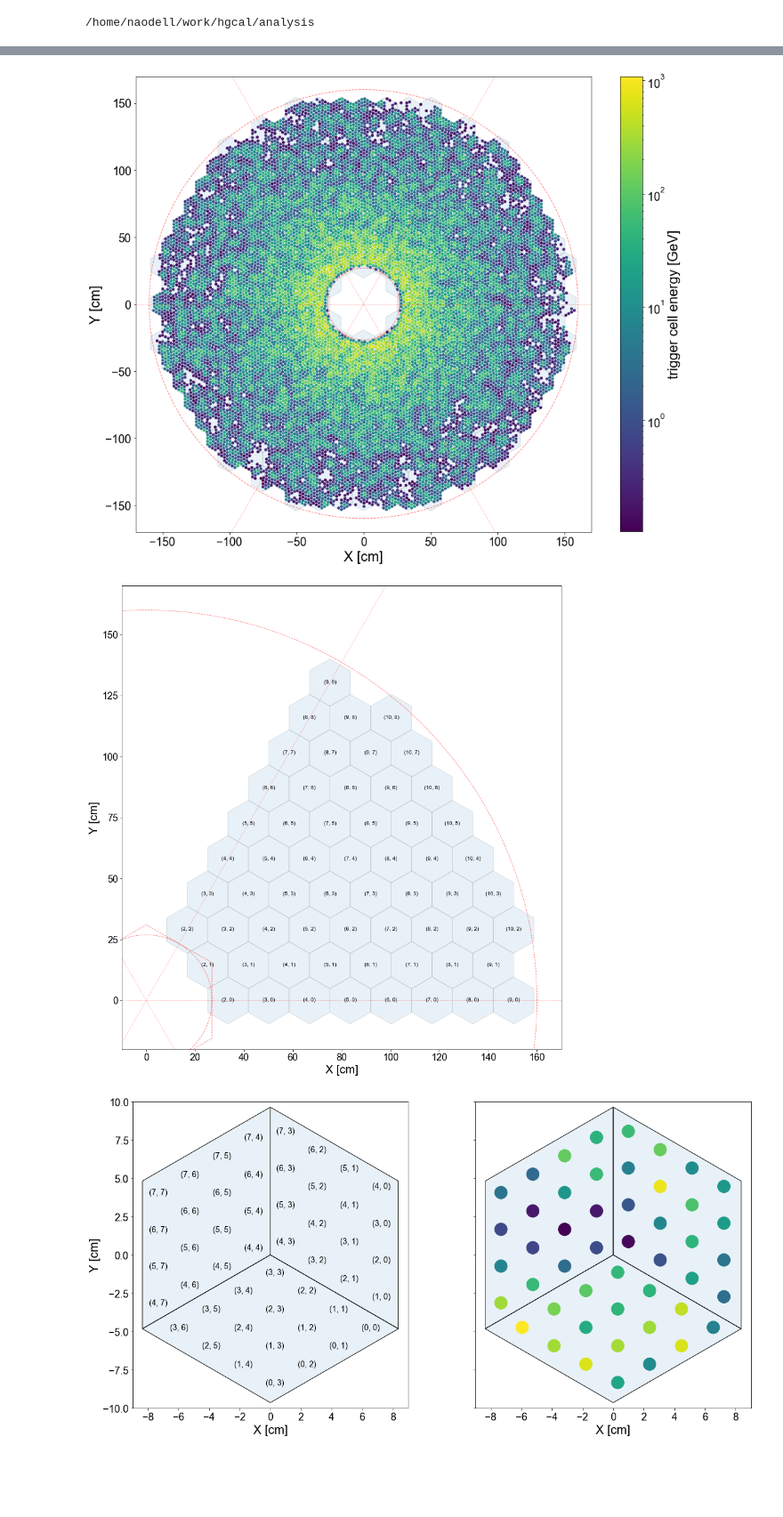
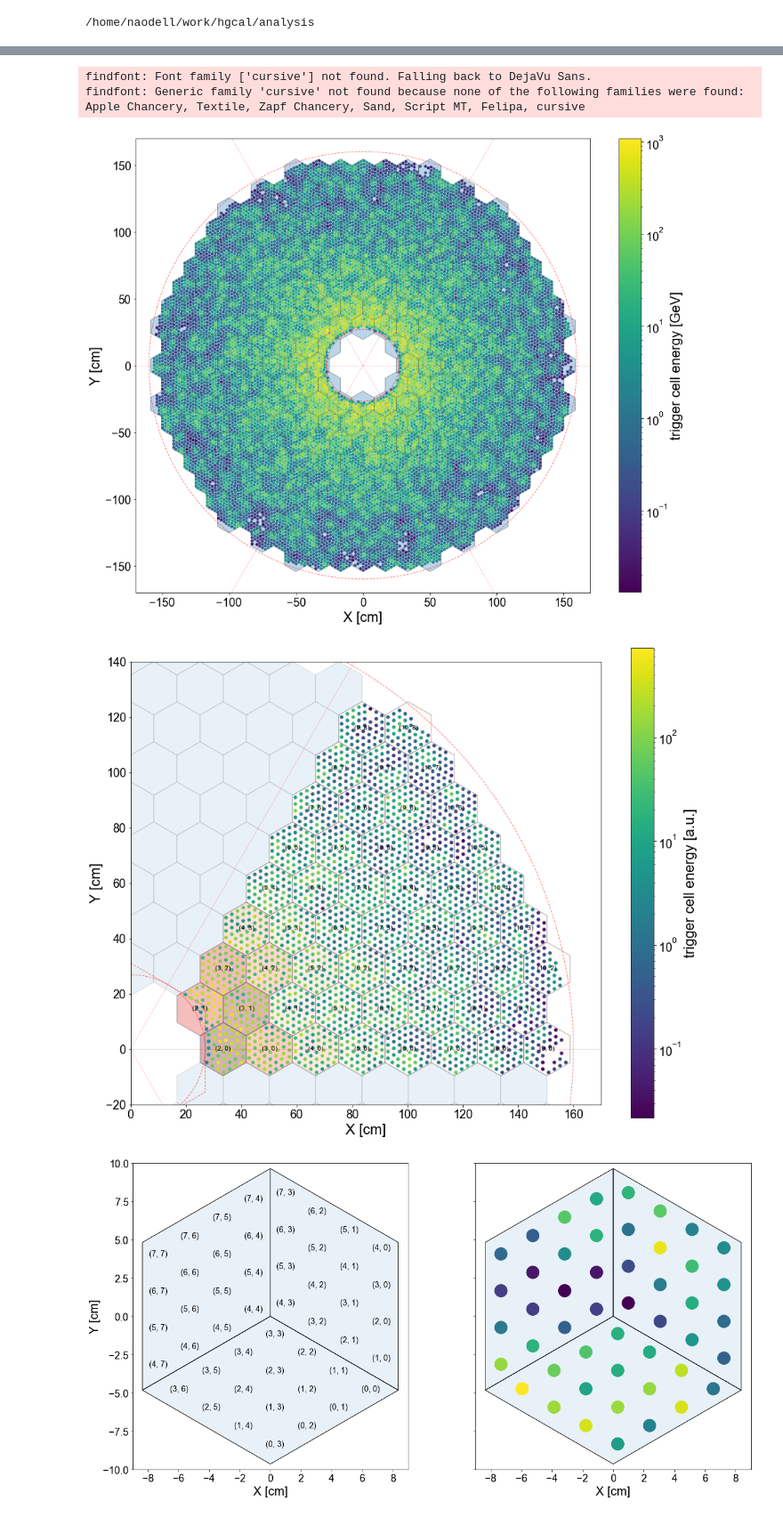
Before and after one commit to NWUHEP/hgcal-analysis, a Jupyter notebook: notebooks/tc_visualizer.ipynb, the cells around one changed output, grey strips where cells are left out. Shown at 89% size. Cells and saved outputs as stored; diff of their text form; code cells hidden in the pictures; blank space fills up the shorter version.

```diff
--- a/notebooks/tc_visualizer.ipynb
+++ b/notebooks/tc_visualizer.ipynb
@@ -31,8 +31,7 @@ df_gen = data_dict['gen']
 
 # get the data and apply some cuts
 #cuts = 'tc_z > 0 and tc_x < 0. and tc_y < 0. and tc_subdet == 1 and tc_layer == 9'
-cuts = 'tc_z < 0 and tc_subdet == 1 and tc_layer == 9 and tc_energy > 0.01'
-df_tc['count'] = 1
+cuts = 'tc_zside == -1 and tc_subdet == 1 and tc_layer == 9 and tc_energy > 0.01'
 df_cut = df_tc.query(cuts)
 events = df_cut.index.get_level_values(0).unique()
 event_ix = events[10]
@@ -58,13 +57,7 @@ plt.show()
 # Draw some events overlaid
 
 # get the data and apply some cuts
-#cuts = 'tc_z > 0 and tc_x < 0. and tc_y < 0. and tc_subdet == 1 and tc_layer == 9'
-cuts = 'tc_z < 0 and tc_subdet == 1 and tc_layer == 9 and tc_energy > 0.1'
-df_tc['count'] = 1
-df_cut = df_tc.query(cuts)
-events = df_cut.index.get_level_values(0).unique()
-event_ix = events[10]
-event_tc = df_cut#.loc[event_ix]
+#event_tc = df_cut.loc[event_ix]
 #event_gen = df_gen.loc[event_ix]
 
 group_wafer = event_tc.groupby(['tc_waferu', 'tc_waferv'])
@@ -93,38 +86,41 @@ cbar.set_label('trigger cell energy [GeV]')
 plt.savefig('plots/wafer_occupancy_test.pdf')
 plt.show()
 # %% [output]
+findfont: Font family ['cursive'] not found. Falling back to DejaVu Sans.
+findfont: Generic family 'cursive' not found because none of the following families were found: Apple Chancery, Textile, Zapf Chancery, Sand, Script MT, Felipa, cursive
-[figure, old version]
+[figure, new version]
 # %%
 # Draw some events overlaid in the first wedge
 
 # make some plots
 fig, ax = plt.subplots(1, figsize=(16, 16))
 ax.set_aspect('equal')
 
-pt.draw_hgcal_layer(ax, single_wedge=True, include_index=True)
+wedge_condition = 'tc_waferu >= 2 and tc_waferu > tc_waferv and tc_waferv >= 0'
+wafer_sums = event_tc.query(wedge_condition).groupby(['tc_waferu', 'tc_waferv']).sum()
+pt.draw_hgcal_layer(ax, wafer_data=wafer_sums['tc_energy'], single_wedge=True, include_index=True)
 
 #ax.add_patch(poly)
 # overlay trigger cells.  Combine energy deposits from different events using groupby.
-#wedge_condition = 'tc_waferu >= 2 and tc_waferu >= tc_waferv and tc_waferv >= 0'
-#tc_sums = event_tc.query(wedge_condition).groupby(['tc_x', 'tc_y']).sum()
-#tc_energy = tc_sums['tc_energy'].values
-#x, y = tc_sums.index.get_level_values(0).values, tc_sums.index.get_level_values(1).values
-#marker_size = 45. #/ (1 + np.exp(-tc_energy)/10)
-#scat = ax.scatter(x, y,
-#                  marker='o', #(6, 0, 0),
-#                  s=marker_size,
-#                  c=tc_energy,
-#                  zorder=2,
-#                  norm=matplotlib.colors.LogNorm()
-#                 )
-#
-#cbar = fig.colorbar(scat, ax=ax, shrink=0.82)
-#cbar.set_label('trigger cell energy [a.u.]')
+tc_sums = event_tc.query(wedge_condition).groupby(['tc_x', 'tc_y']).sum()
+tc_energy = tc_sums['tc_energy'].values
+x, y = tc_sums.index.get_level_values(0).values, tc_sums.index.get_level_values(1).values
+marker_size = 20. #/ (1 + np.exp(-tc_energy)/10)
+scat = ax.scatter(x, y,
+                  marker='o', #(6, 0, 0),
+                  s=marker_size,
+                  c=tc_energy,
+                  zorder=2,
+                  norm=matplotlib.colors.LogNorm()
+                 )
+
+cbar = fig.colorbar(scat, ax=ax, shrink=0.82)
+cbar.set_label('trigger cell energy [a.u.]')
 
 plt.savefig('plots/first_wedge_indexing.png')
 plt.show()
 # %% [output]
-[figure, old version]
+[figure, new version]
 # %%
 # Draw a single module
 fig, axes = plt.subplots(1, 2, figsize=(20, 10), sharey=True)
```
Also changed, not shown: parts of 2 cells of this notebook, 6 other files.
